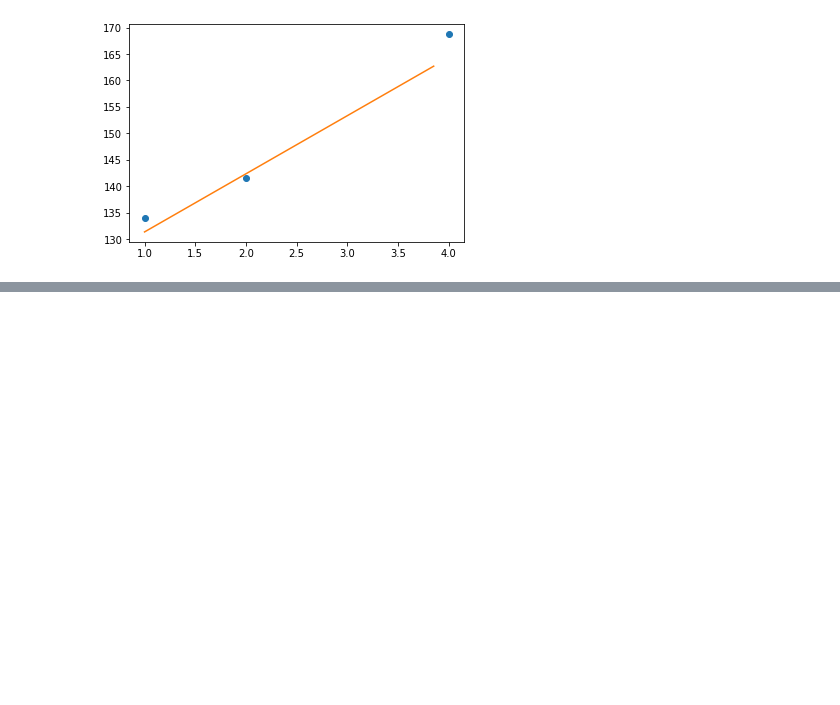
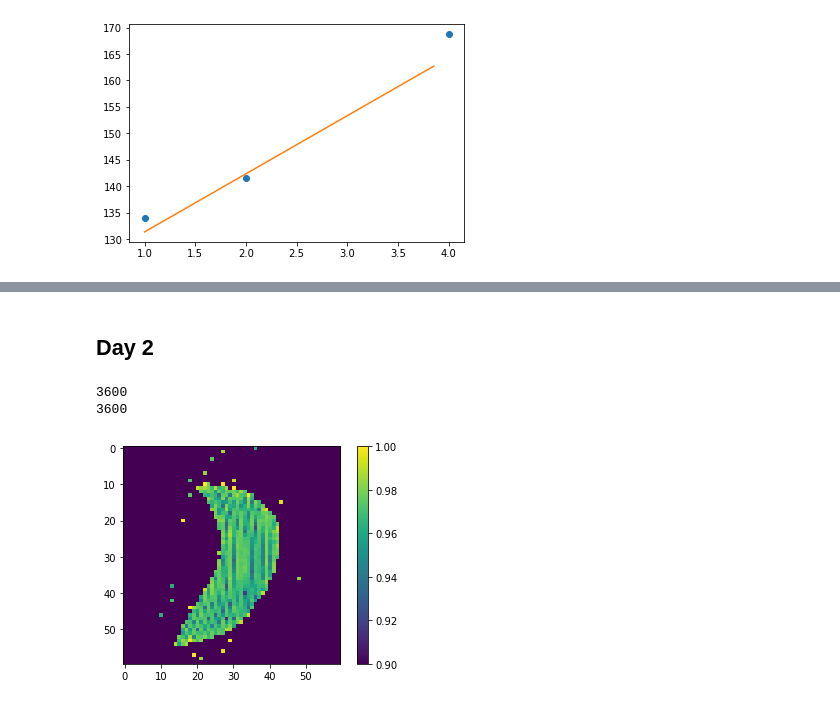
Before and after one commit to DrakeWhu/NMR-t1-t2-calculator, a Jupyter notebook: bananas.ipynb, the cells around one changed output, grey strips where cells are left out. Drawn from its saved outputs; the diff is of its cells as text; code cells hidden in the pictures; blank space fills up the shorter version.

```diff
--- a/bananas.ipynb
+++ b/bananas.ipynb
@@ -257,0 +316,21 @@ plt.show()
+# %% [markdown]
+## Day 2
+# %%
+import T2_creation
+import numpy as np
+import image_array_creation
+
+banana_T2_d2 = T2_creation.create_t2_image(image_array_creation.create_t2_array(t2_banana_d2),t2_banana_mask_d2)
+banana_bag_T2_d2 = T2_creation.create_t2_image(image_array_creation.create_t2_array(t2_banana_bag_d2),t2_banana_bag_mask_d2)
+
+
+plt.figure(1)
+plt.imshow(np.abs(banana_T2_d2))
+plt.colorbar()
+plt.clim(0.9,1)
+plt.savefig('t2_banana_image_d2.png', dpi='figure')
+plt.show()
+# %% [output]
+3600
+3600
+[figure, added]
```
Also changed, not shown: parts of 10 cells of this notebook, 2 other files.
